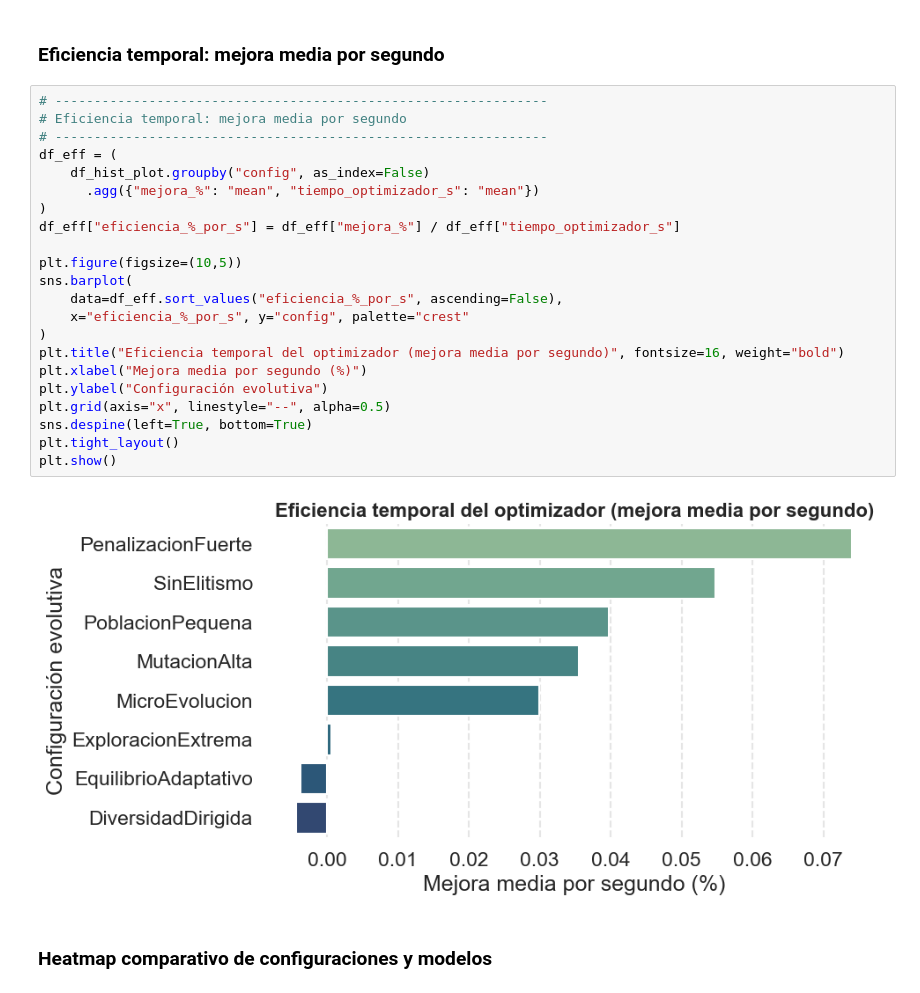
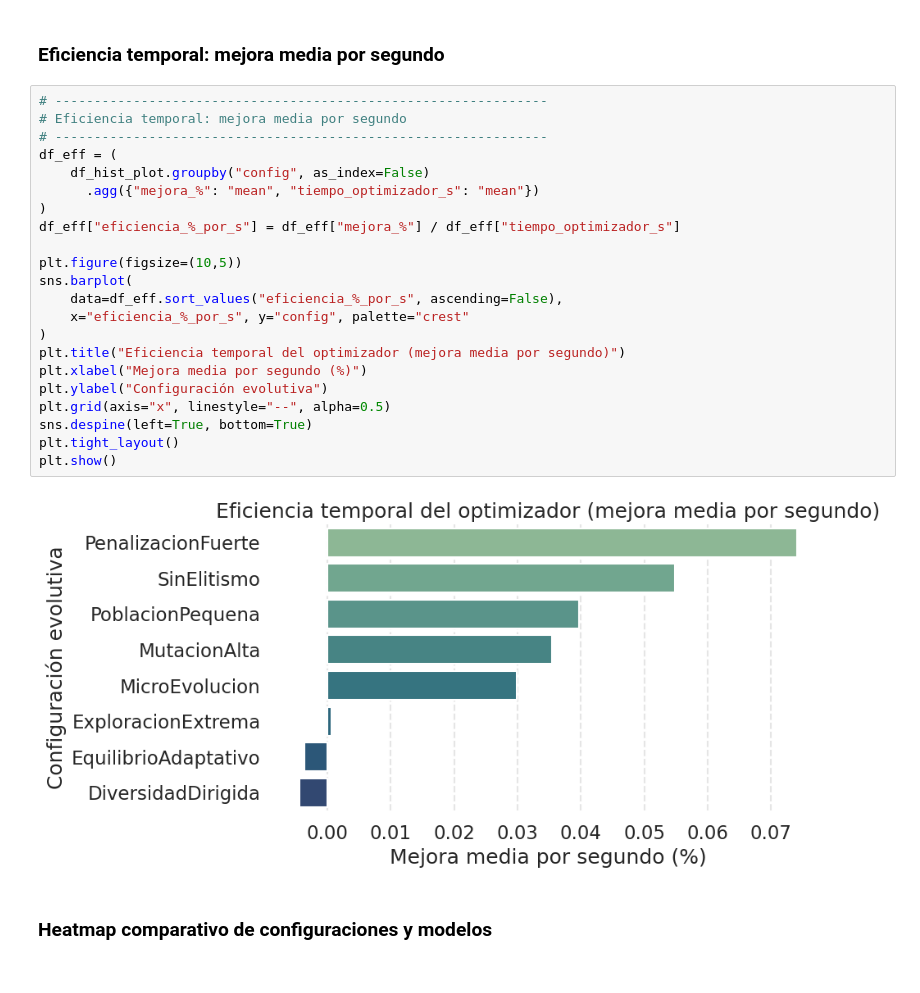
Before and after one commit to lucia-corsan/Evolutionary-Computing, a Jupyter notebook: analysis.ipynb, the cells around one changed output. Drawn from its saved outputs; the diff is of its cells as text.

```diff
--- a/analysis.ipynb
+++ b/analysis.ipynb
@@ -328,27 +328,27 @@ plt.show()
 # %%
 # ---------------------------------------------------------------
 # Eficiencia temporal: mejora media por segundo
 # ---------------------------------------------------------------
 df_eff = (
     df_hist_plot.groupby("config", as_index=False)
       .agg({"mejora_%": "mean", "tiempo_optimizador_s": "mean"})
 )
 df_eff["eficiencia_%_por_s"] = df_eff["mejora_%"] / df_eff["tiempo_optimizador_s"]
 
 plt.figure(figsize=(10,5))
 sns.barplot(
     data=df_eff.sort_values("eficiencia_%_por_s", ascending=False),
     x="eficiencia_%_por_s", y="config", palette="crest"
 )
-plt.title("Eficiencia temporal del optimizador (mejora media por segundo)", fontsize=16, weight="bold")
+plt.title("Eficiencia temporal del optimizador (mejora media por segundo)")
 plt.xlabel("Mejora media por segundo (%)")
 plt.ylabel("Configuración evolutiva")
 plt.grid(axis="x", linestyle="--", alpha=0.5)
 sns.despine(left=True, bottom=True)
 plt.tight_layout()
 plt.show()
 # %% [output]
-[figure, old version]
+[figure, new version]
 # %% [markdown]
 ### Heatmap comparativo de configuraciones y modelos
 # %%
```
Also changed, not shown: parts of 1 cell of this notebook.
